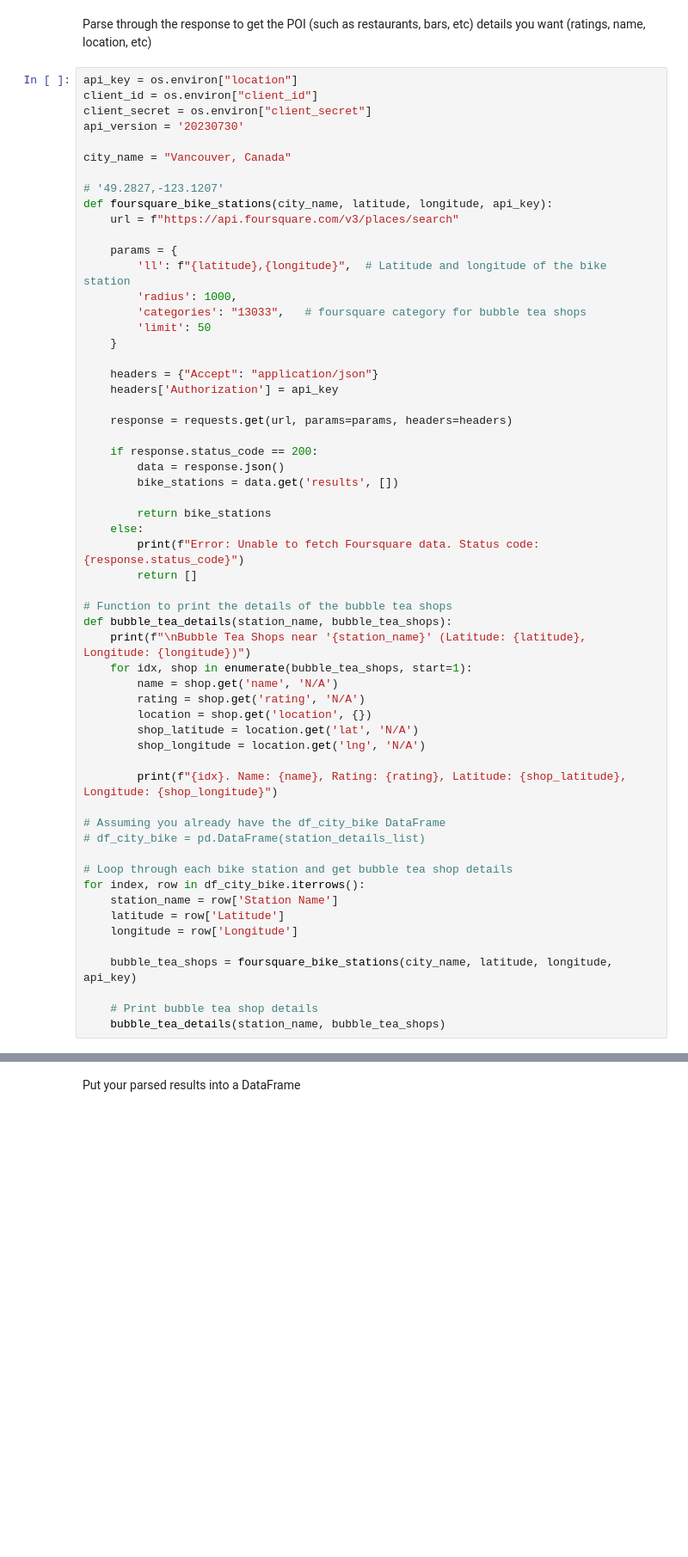
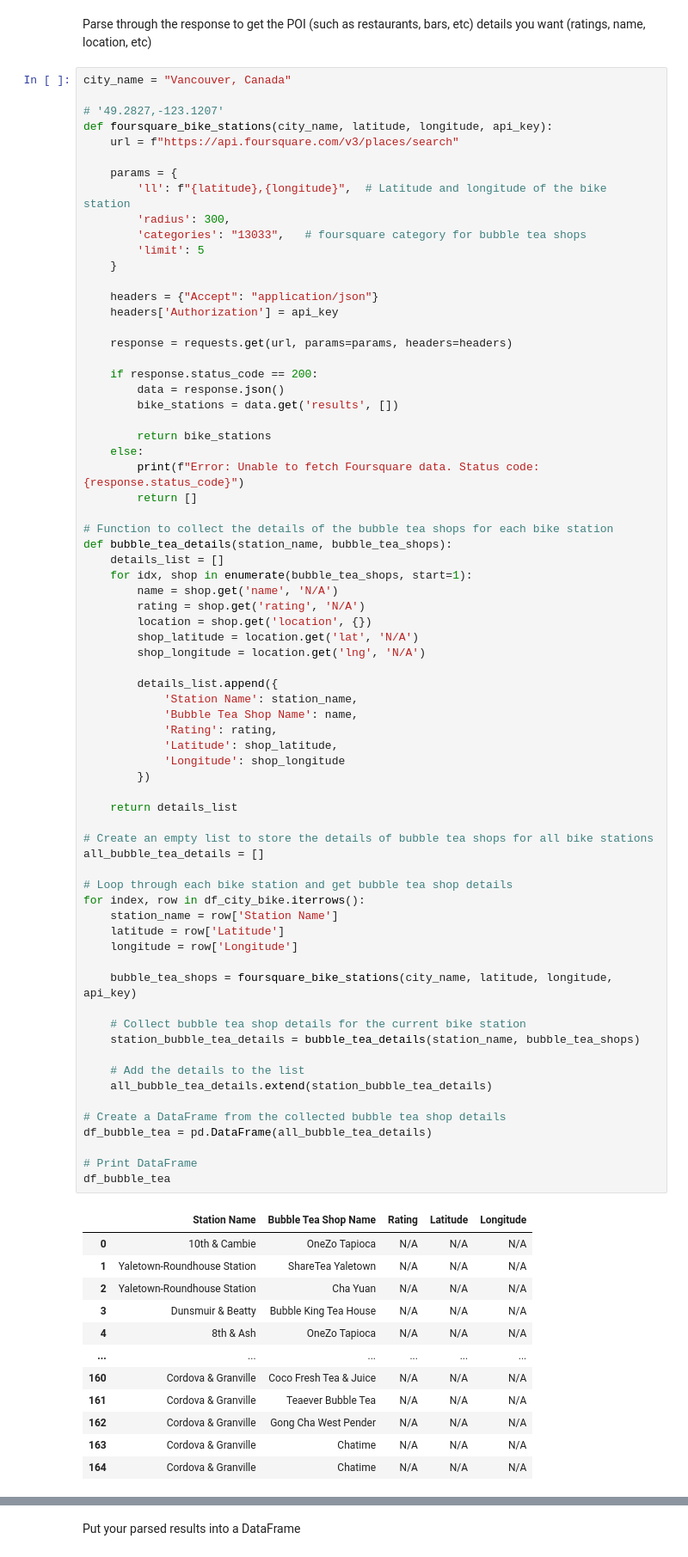
Before and after one commit to curtislo93/project-statistical-modelling-with-python, a Jupyter notebook: notebooks/yelp_foursquare_EDA.ipynb, the cells around one changed output, grey strips where cells are left out. Shown at 86% size. Drawn from its saved outputs; the diff is of its cells as text; blank space fills up the shorter version.

```diff
--- a/notebooks/yelp_foursquare_EDA.ipynb
+++ b/notebooks/yelp_foursquare_EDA.ipynb
@@ -140,11 +140,6 @@ Send a request to Foursquare with a small radius (1000m) for all the bike statio
 # %% [markdown]
 Parse through the response to get the POI (such as restaurants, bars, etc) details you want (ratings, name, location, etc)
 # %%
-api_key = os.environ["location"]
-client_id = os.environ["client_id"]
-client_secret = os.environ["client_secret"]
-api_version = '20230730'
-
 city_name = "Vancouver, Canada"
 
 # '49.2827,-123.1207'
@@ -153,9 +148,9 @@ def foursquare_bike_stations(city_name, latitude, longitude, api_key):
 
     params = {
         'll': f"{latitude},{longitude}",  # Latitude and longitude of the bike station
-        'radius': 1000,
+        'radius': 300,
         'categories': "13033",   # foursquare category for bubble tea shops
-        'limit': 50
+        'limit': 5
     }
 
     headers = {"Accept": "application/json"}
@@ -164,37 +159,66 @@ def foursquare_bike_stations(city_name, latitude, longitude, api_key):
     response = requests.get(url, params=params, headers=headers)
 
     if response.status_code == 200:
         data = response.json()
         bike_stations = data.get('results', [])
 
         return bike_stations
     else:
         print(f"Error: Unable to fetch Foursquare data. Status code: {response.status_code}")
         return []
 
-# Function to print the details of the bubble tea shops
+# Function to collect the details of the bubble tea shops for each bike station
 def bubble_tea_details(station_name, bubble_tea_shops):
-    print(f"\nBubble Tea Shops near '{station_name}' (Latitude: {latitude}, Longitude: {longitude})")
+    details_list = []
     for idx, shop in enumerate(bubble_tea_shops, start=1):
         name = shop.get('name', 'N/A')
         rating = shop.get('rating', 'N/A')
         location = shop.get('location', {})
         shop_latitude = location.get('lat', 'N/A')
         shop_longitude = location.get('lng', 'N/A')
 
-        print(f"{idx}. Name: {name}, Rating: {rating}, Latitude: {shop_latitude}, Longitude: {shop_longitude}")
+        details_list.append({
+            'Station Name': station_name,
+            'Bubble Tea Shop Name': name,
+            'Rating': rating,
+            'Latitude': shop_latitude,
+            'Longitude': shop_longitude
+        })
 
-# Assuming you already have the df_city_bike DataFrame
-# df_city_bike = pd.DataFrame(station_details_list)
+    return details_list
+
+# Create an empty list to store the details of bubble tea shops for all bike stations
+all_bubble_tea_details = []
 
 # Loop through each bike station and get bubble tea shop details
 for index, row in df_city_bike.iterrows():
     station_name = row['Station Name']
     latitude = row['Latitude']
     longitude = row['Longitude']
 
     bubble_tea_shops = foursquare_bike_stations(city_name, latitude, longitude, api_key)
 
-    # Print bubble tea shop details
-    bubble_tea_details(station_name, bubble_tea_shops)
+    # Collect bubble tea shop details for the current bike station
+    station_bubble_tea_details = bubble_tea_details(station_name, bubble_tea_shops)
+
+    # Add the details to the list
+    all_bubble_tea_details.extend(station_bubble_tea_details)
+
+# Create a DataFrame from the collected bubble tea shop details
+df_bubble_tea = pd.DataFrame(all_bubble_tea_details)
+
+# Print DataFrame
+df_bubble_tea
 # %% [output]
+|  | Station Name | Bubble Tea Shop Name | Rating | Latitude | Longitude |
+| 0 | 10th & Cambie | OneZo Tapioca | N/A | N/A | N/A |
+| 1 | Yaletown-Roundhouse Station | ShareTea Yaletown | N/A | N/A | N/A |
+| 2 | Yaletown-Roundhouse Station | Cha Yuan | N/A | N/A | N/A |
+| 3 | Dunsmuir & Beatty | Bubble King Tea House | N/A | N/A | N/A |
+| 4 | 8th & Ash | OneZo Tapioca | N/A | N/A | N/A |
+| ... | ... | ... | ... | ... | ... |
+| 160 | Cordova & Granville | Coco Fresh Tea & Juice | N/A | N/A | N/A |
+| 161 | Cordova & Granville | Teaever Bubble Tea | N/A | N/A | N/A |
+| 162 | Cordova & Granville | Gong Cha West Pender | N/A | N/A | N/A |
+| 163 | Cordova & Granville | Chatime | N/A | N/A | N/A |
+| 164 | Cordova & Granville | Chatime | N/A | N/A | N/A |
```
Also changed, not shown: parts of 7 cells of this notebook, 1 other file.
